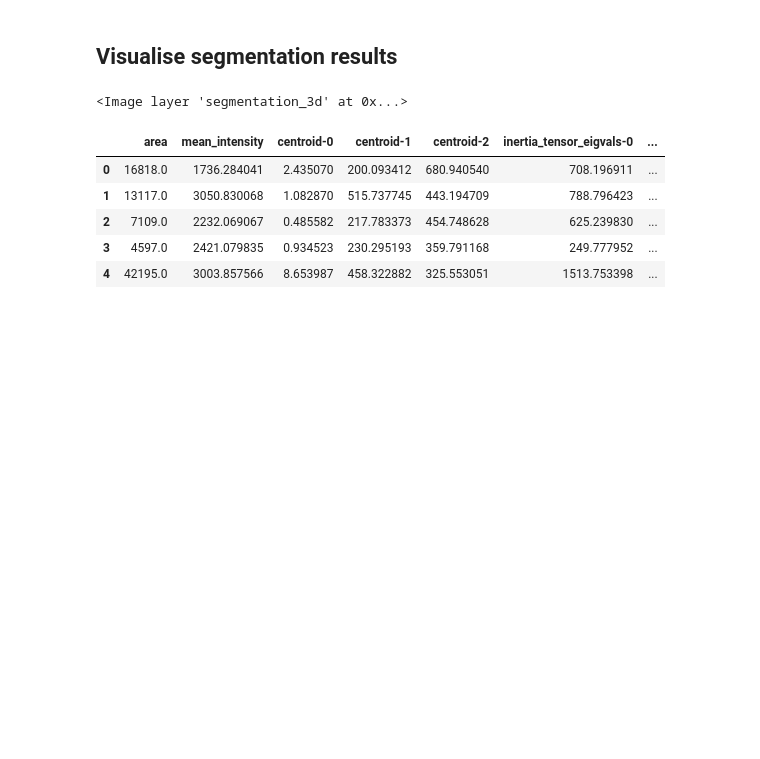
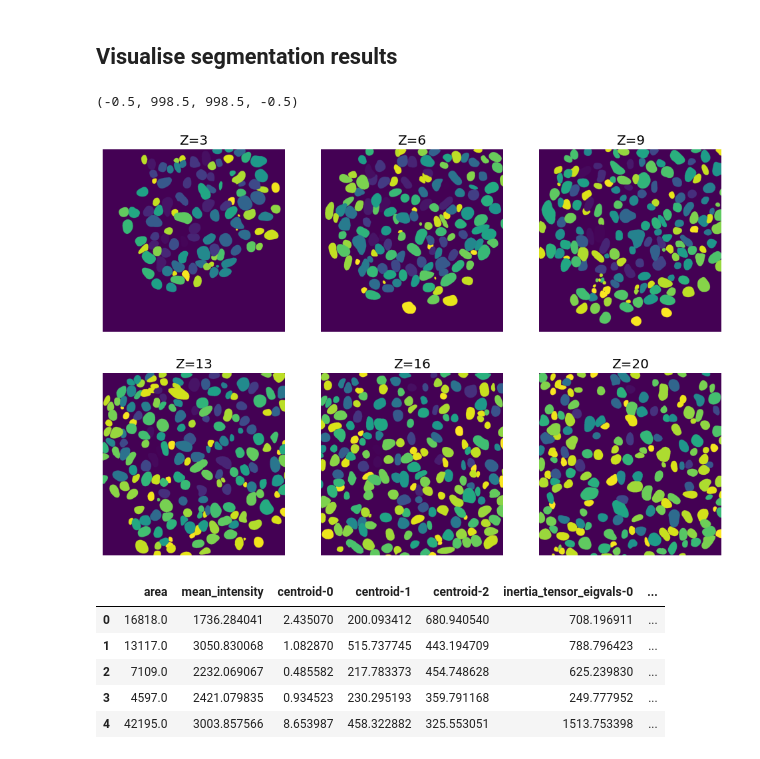
Before and after one commit to dbekat/clearing-efficacy, a Jupyter notebook: unified_analysis.ipynb, the cells around one changed output. Saved outputs shown, nothing was run; the diff lists cells and outputs as text; code cells hidden in the pictures; blank space fills up the shorter version.

```diff
--- a/unified_analysis.ipynb
+++ b/unified_analysis.ipynb
@@ -250,13 +281,38 @@ Max objects in single slice: 206
 ## Visualise segmentation results
 # %%
 """
-Add segmentation results to napari Viewer to visualise/compare to raw data
+visualise segmentation results
 """
 
-# add segmentations to napari
-viewer.add_image(segmentation_3d)
+fig, axs = plt.subplots(2, 3, figsize=(12,8))
+
+axs[0,0].imshow(segmentation_3d[int(len(segmentation_3d) / 6)])
+axs[0,0].set_title(f"Z={int(len(segmentation_3d) / 6)}")
+axs[0,0].axis('off')
+
+axs[0,1].imshow(segmentation_3d[2 *int(len(segmentation_3d) / 6)])
+axs[0,1].set_title(f"Z={int(2 * len(segmentation_3d) / 6)}")
+axs[0,1].axis('off')
+
+axs[0,2].imshow(segmentation_3d[3 * int(len(segmentation_3d) / 6)])
+axs[0,2].set_title(f"Z={3 * int(len(segmentation_3d) / 6)}")
+axs[0,2].axis('off')
+
+axs[1,0].imshow(segmentation_3d[4 * int(len(segmentation_3d) / 6)])
+axs[1,0].set_title(f"Z={int(4 *len(segmentation_3d) / 6)}")
+axs[1,0].axis('off')
+
+axs[1,1].imshow(segmentation_3d[int(5* len(segmentation_3d) / 6)])
+axs[1,1].set_title(f"Z={int(5 *len(segmentation_3d) / 6)}")
+axs[1,1].axis('off')
+
+
+axs[1,2].imshow(segmentation_3d[int(len(segmentation_3d) - 1)])
+axs[1,2].set_title(f"Z={int(len(segmentation_3d))}")
+axs[1,2].axis('off')
 # %% [output]
-<Image layer 'segmentation_3d' at 0x...>
+(-0.5, 998.5, 998.5, -0.5)
+[figure, added]
 # %%
 """
 Nuclei data:
```
Also changed, not shown: parts of 6 cells of this notebook, 1 other file.
